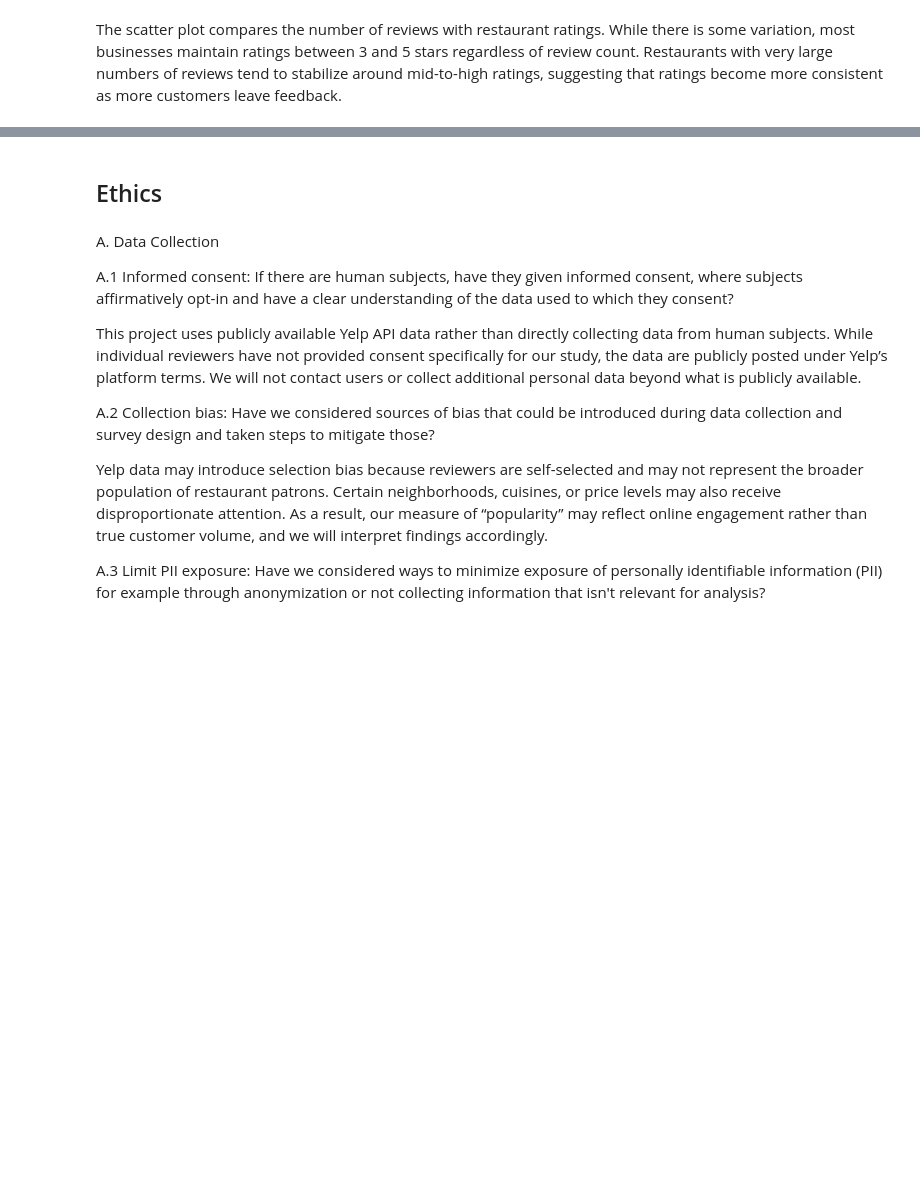
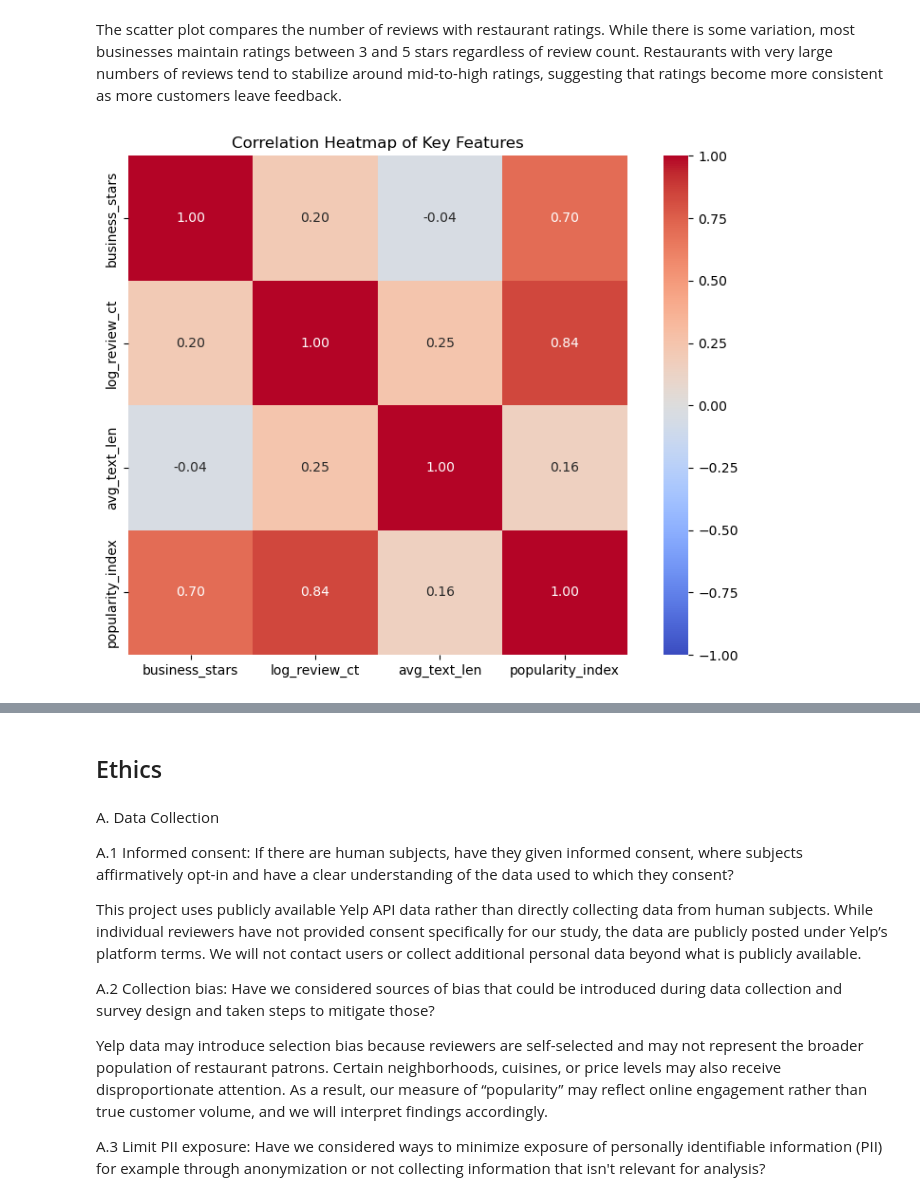
Before and after one commit to lznas/yelp-popularity-predicton, a Jupyter notebook: 02-EDACheckpoint.ipynb, the cells around one changed output, grey strips where cells are left out. Saved outputs shown, nothing was run; the diff lists cells and outputs as text; code cells hidden in the pictures; blank space fills up the shorter version.

```diff
--- a/02-EDACheckpoint.ipynb
+++ b/02-EDACheckpoint.ipynb
@@ -855,2 +983,17 @@ plt.show()
 # %% [markdown]
 The scatter plot compares the number of reviews with restaurant ratings. While there is some variation, most businesses maintain ratings between 3 and 5 stars regardless of review count. Restaurants with very large numbers of reviews tend to stabilize around mid-to-high ratings, suggesting that ratings become more consistent as more customers leave feedback.
+# %%
+import seaborn as sns
+
+corr_cols = ['business_stars', 'log_review_ct', 'avg_text_len', 'popularity_index']
+
+corr_matrix = food_df[corr_cols].corr()
+
+plt.figure(figsize=(8, 6))
+sns.heatmap(corr_matrix, annot=True, fmt='.2f', cmap='coolwarm',
+            vmin=-1, vmax=1, square=True)
+plt.title('Correlation Heatmap of Key Features')
+plt.tight_layout()
+plt.show()
+# %% [output]
+[figure, added]
```
Also changed, not shown: parts of 96 cells of this notebook, 1 other file.
